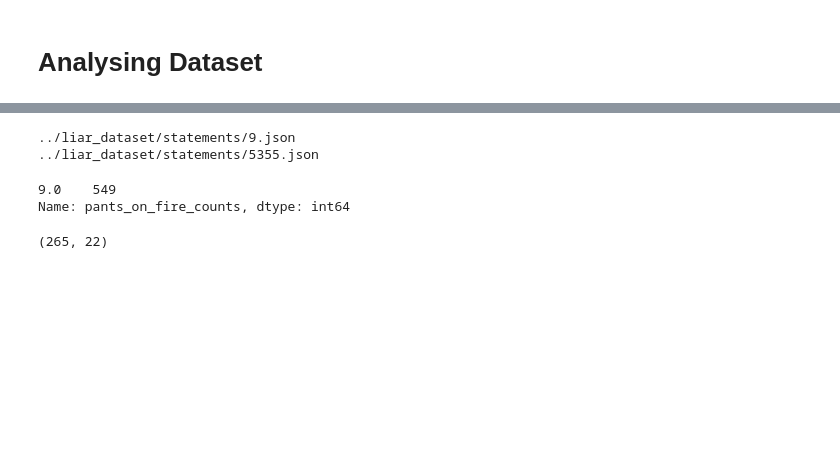
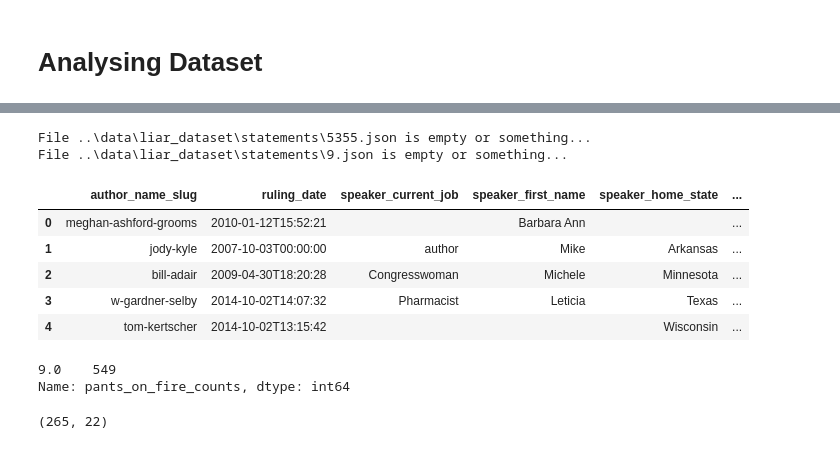
Before and after one commit to ExploringLies/lies-have-short-legs, a Jupyter notebook: notebooks/data analysis.ipynb, the cells around one changed output, grey strips where cells are left out. Saved outputs shown, nothing was run; the diff lists cells and outputs as text; code cells hidden in the pictures; blank space fills up the shorter version.

```diff
--- a/notebooks/data analysis.ipynb
+++ b/notebooks/data analysis.ipynb
@@ -78,15 +73,25 @@ def safe_json_read(f):
         return {}
 # %%
-additional_information = pseq(pathlib.Path('../liar_dataset/statements/').iterdir())\
-                               .map(safe_json_read)\
+from functional import seq
+# print(pseq(paths))
+# print(seq(paths).map(safe_json_read))
+
+additional_information = seq(pathlib.Path('../data/liar_dataset/statements/').iterdir()).map(safe_json_read)\
                                .filter(lambda x: len(x) > 0)\
                                .map(extract_information)\
                                .to_pandas()
 
 additional_information['statement_date'] = pd.to_datetime(additional_information['statement_date'])
+additional_information.head()
 # %% [output]
-../liar_dataset/statements/9.json
-../liar_dataset/statements/5355.json
+File ..\data\liar_dataset\statements\5355.json is empty or something...
+File ..\data\liar_dataset\statements\9.json is empty or something...
+|  | author_name_slug | ruling_date | speaker_current_job | speaker_first_name | speaker_home_state | ... |
+| 0 | meghan-ashford-grooms | 2010-01-12T15:52:21 |  | Barbara Ann |  | ... |
+| 1 | jody-kyle | 2007-10-03T00:00:00 | author | Mike | Arkansas | ... |
+| 2 | bill-adair | 2009-04-30T18:20:28 | Congresswoman | Michele | Minnesota | ... |
+| 3 | w-gardner-selby | 2014-10-02T14:07:32 | Pharmacist | Leticia | Texas | ... |
+| 4 | tom-kertscher | 2014-10-02T13:15:42 |  |  | Wisconsin | ... |
 # %%
 def label_to_nb(l):
     return ['true', 'mostly-true', 'half-true', 'barely-true', 'false', 'pants-fire'].index(l)
```
Also changed, not shown: parts of 23 cells of this notebook, 27 other files.
